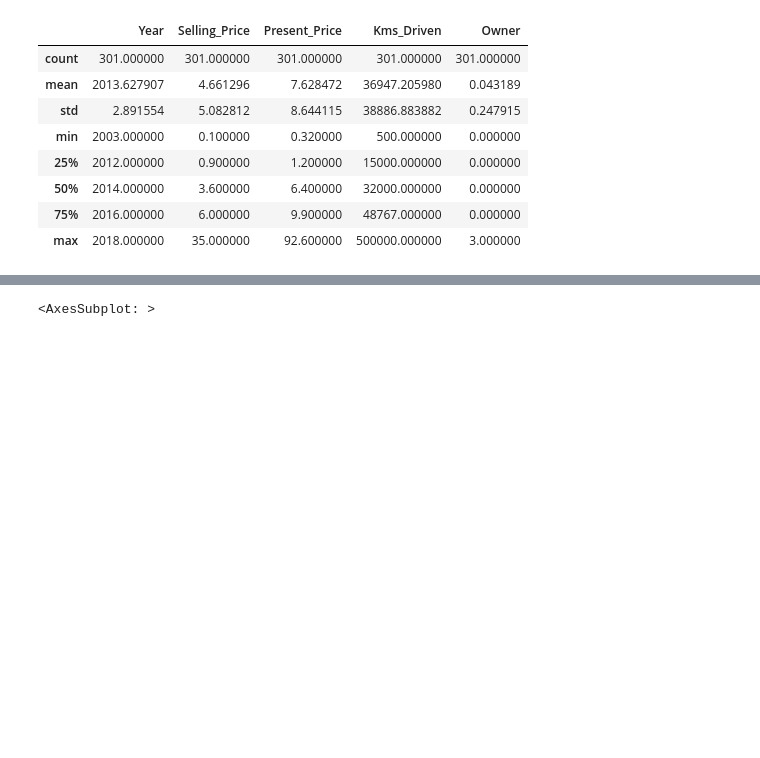
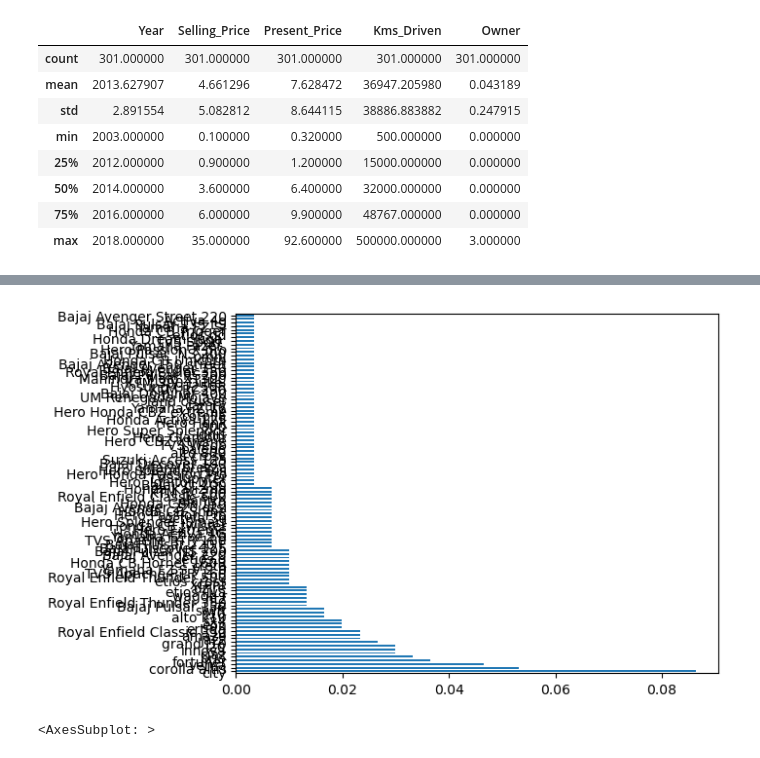
Before and after one commit to edidiongaligbe/Evaluation_Metrics, a Jupyter notebook: Regression.ipynb, the cells around one changed output, grey strips where cells are left out. Cells and saved outputs as stored; diff of their text form; code cells hidden in the pictures; blank space fills up the shorter version.

```diff
--- a/Regression.ipynb
+++ b/Regression.ipynb
@@ -81,3 +103,10 @@ df.describe()
+# %%
+
+#plot a graph of the percentage of each car type
+df.Car_Name.value_counts(normalize=True).plot.barh()
+plt.show()
+# %% [output]
+[figure, added]
 # %%
 #check correlation of features in the dataset
 plt.figure(figsize = (15, 10))
```
Also changed, not shown: parts of 3 cells of this notebook.
